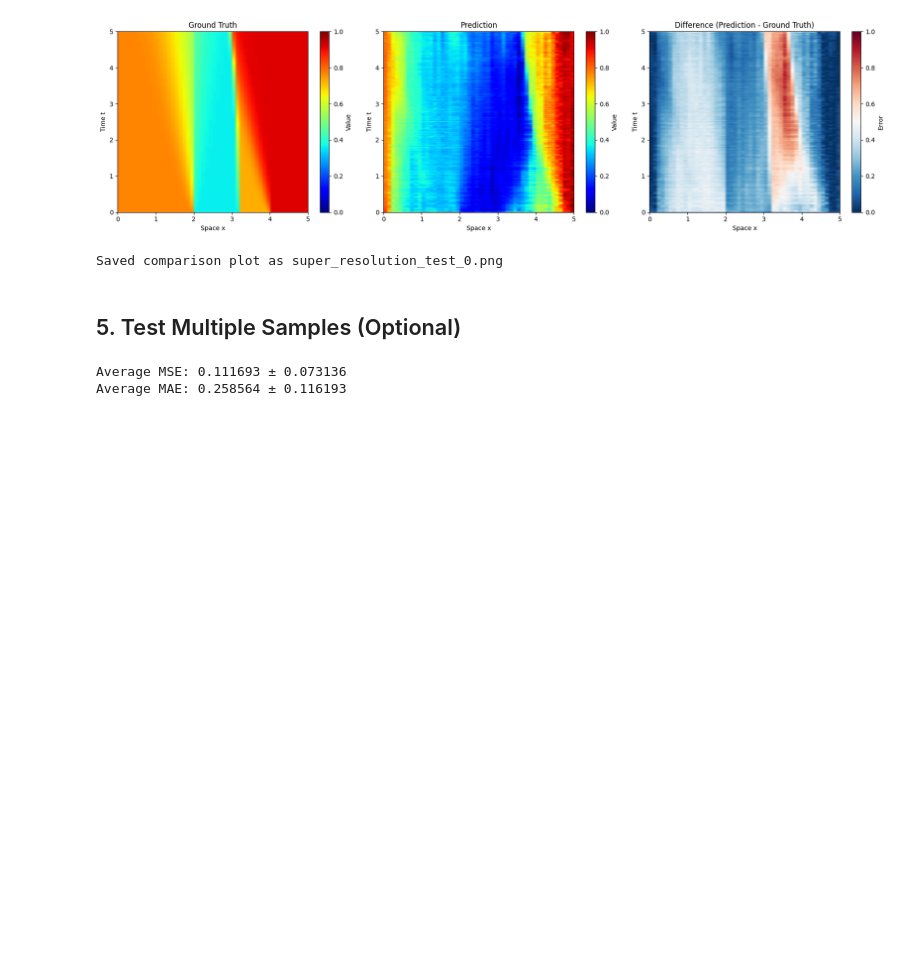
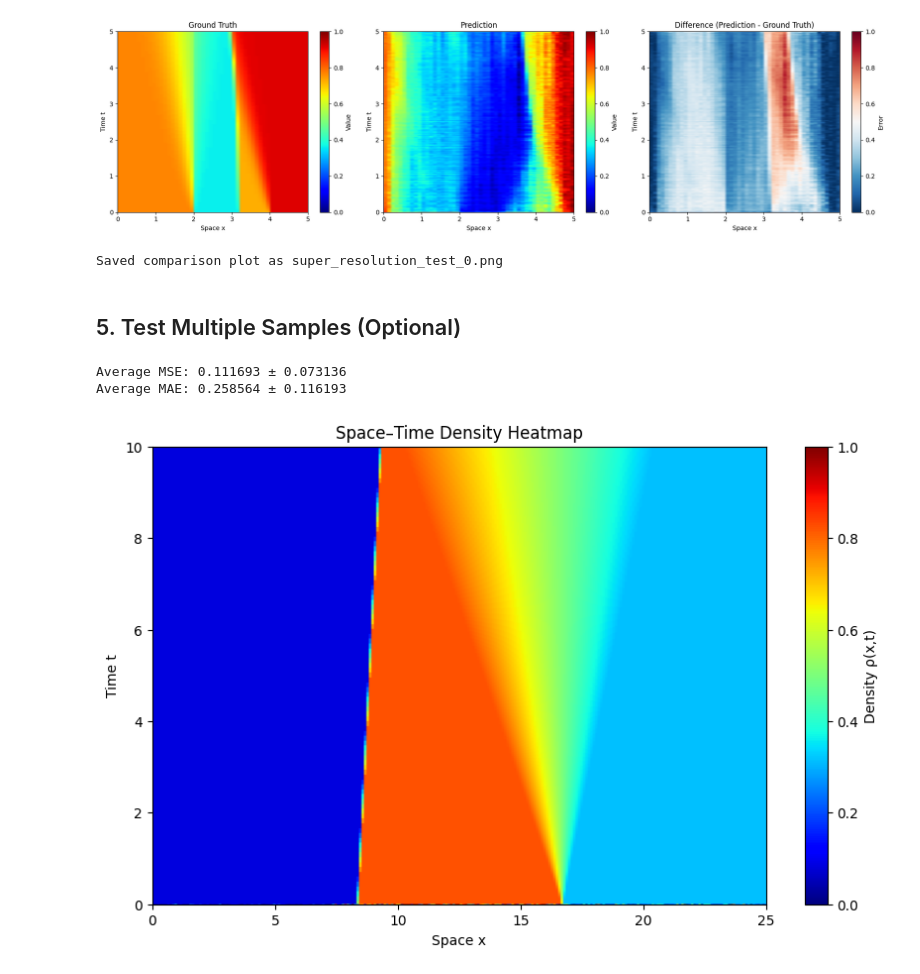
Before and after one commit to mchami02/saint-venant, a Jupyter notebook: operator_learning/test_super_resolution.ipynb, the cells around one changed output. Drawn from its saved outputs; the diff is of its cells as text; code cells hidden in the pictures; blank space fills up the shorter version.

```diff
--- a/operator_learning/test_super_resolution.ipynb
+++ b/operator_learning/test_super_resolution.ipynb
@@ -151,3 +151,27 @@ print(f"Average MAE: {np.mean(mae_list):.6f} ± {np.std(mae_list):.6f}")
 # %% [output]
 Average MSE: 0.111693 ± 0.073136
 Average MAE: 0.258564 ± 0.116193
+# %%
+from nfv.initial_conditions import PiecewiseConstant
+from nfv.flows import Greenshield
+from nfv.solvers import LaxHopf, Godunov
+from nfv.problem import Problem
+from nfv.solvers import FVM
+import torch
+import numpy as np
+
+from numerical_methods.plotter import plot_grid_density
+
+nx = 250
+nt = 1000
+dx = 0.1
+dt = 0.01
+def get_nfv_dataset(n_samples, nx, nt, dx, dt, max_steps = 3):
+    ics = [PiecewiseConstant(ks=[np.random.rand() for _ in range(max_steps)], x_noise=False, random_steps=True) for _ in range(n_samples)]
+    problem = Problem(nx=nx, nt=nt, dx=dx, dt=dt, ic=ics, flow=Greenshield())
+    grids = problem.solve(LaxHopf, batch_size=4, dtype=torch.float64, progressbar=True).cpu().numpy()
+    return grids
+
+plot_grid_density(get_nfv_dataset(1, nx, nt, dx, dt)[0], nx, nt, dx, dt)
+# %% [output]
+[figure, added]
```
Also changed, not shown: parts of 1 cell of this notebook, 9 other files.
